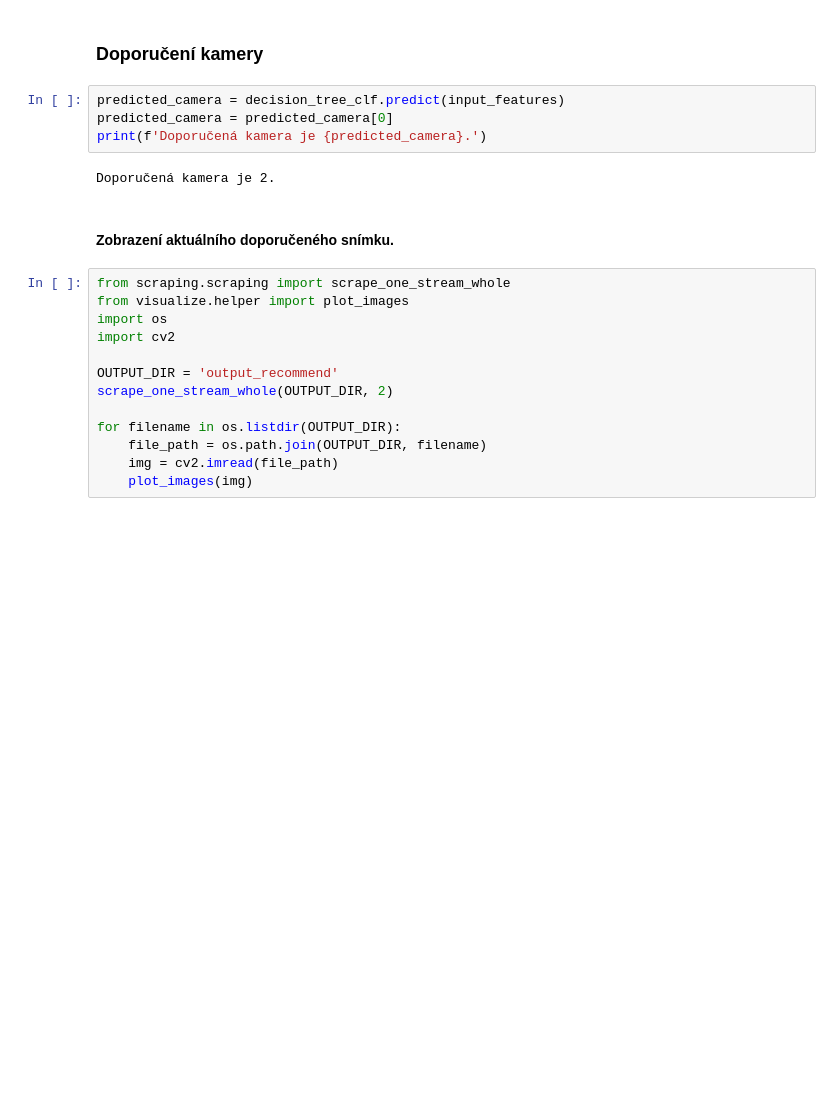
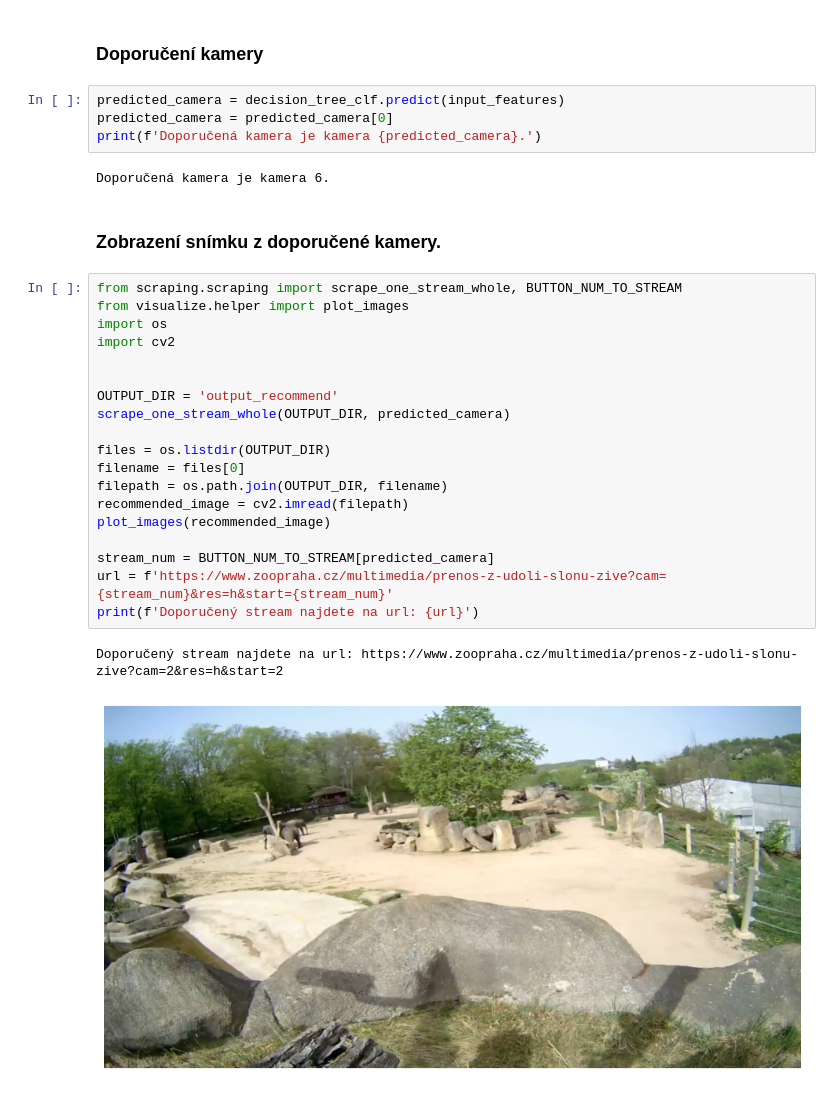
Before and after one commit to Tomasngu/BP, a Jupyter notebook: showcase_recommend.ipynb, the cells around one changed output. Cells and saved outputs as stored; diff of their text form; blank space fills up the shorter version.

```diff
--- a/showcase_recommend.ipynb
+++ b/showcase_recommend.ipynb
@@ -26,21 +26,30 @@ Aktuální čas je 2024-04-08 22:46:24.112329
 # %%
 predicted_camera = decision_tree_clf.predict(input_features)
 predicted_camera = predicted_camera[0]
-print(f'Doporučená kamera je {predicted_camera}.')
+print(f'Doporučená kamera je kamera {predicted_camera}.')
 # %% [output]
-Doporučená kamera je 2.
+Doporučená kamera je kamera 6.
 # %% [markdown]
-#### Zobrazení aktuálního doporučeného snímku.
+### Zobrazení snímku z doporučené kamery.
 # %%
-from scraping.scraping import scrape_one_stream_whole
+from scraping.scraping import scrape_one_stream_whole, BUTTON_NUM_TO_STREAM
 from visualize.helper import plot_images
 import os
 import cv2
 
+
 OUTPUT_DIR = 'output_recommend'
-scrape_one_stream_whole(OUTPUT_DIR, 2)
+scrape_one_stream_whole(OUTPUT_DIR, predicted_camera)
 
-for filename in os.listdir(OUTPUT_DIR):
-    file_path = os.path.join(OUTPUT_DIR, filename)
-    img = cv2.imread(file_path)
-    plot_images(img)
+files = os.listdir(OUTPUT_DIR)
+filename = files[0]
+filepath = os.path.join(OUTPUT_DIR, filename)
+recommended_image = cv2.imread(filepath)
+plot_images(recommended_image)
+
+stream_num = BUTTON_NUM_TO_STREAM[predicted_camera]
+url = f'https://www.zoopraha.cz/multimedia/prenos-z-udoli-slonu-zive?cam={stream_num}&res=h&start={stream_num}'
+print(f'Doporučený stream najdete na url: {url}')
+# %% [output]
+Doporučený stream najdete na url: https://www.zoopraha.cz/multimedia/prenos-z-udoli-slonu-zive?cam=2&res=h&start=2
+[figure, added]
```
Also changed, not shown: parts of 3 cells of this notebook, 11 other files.
